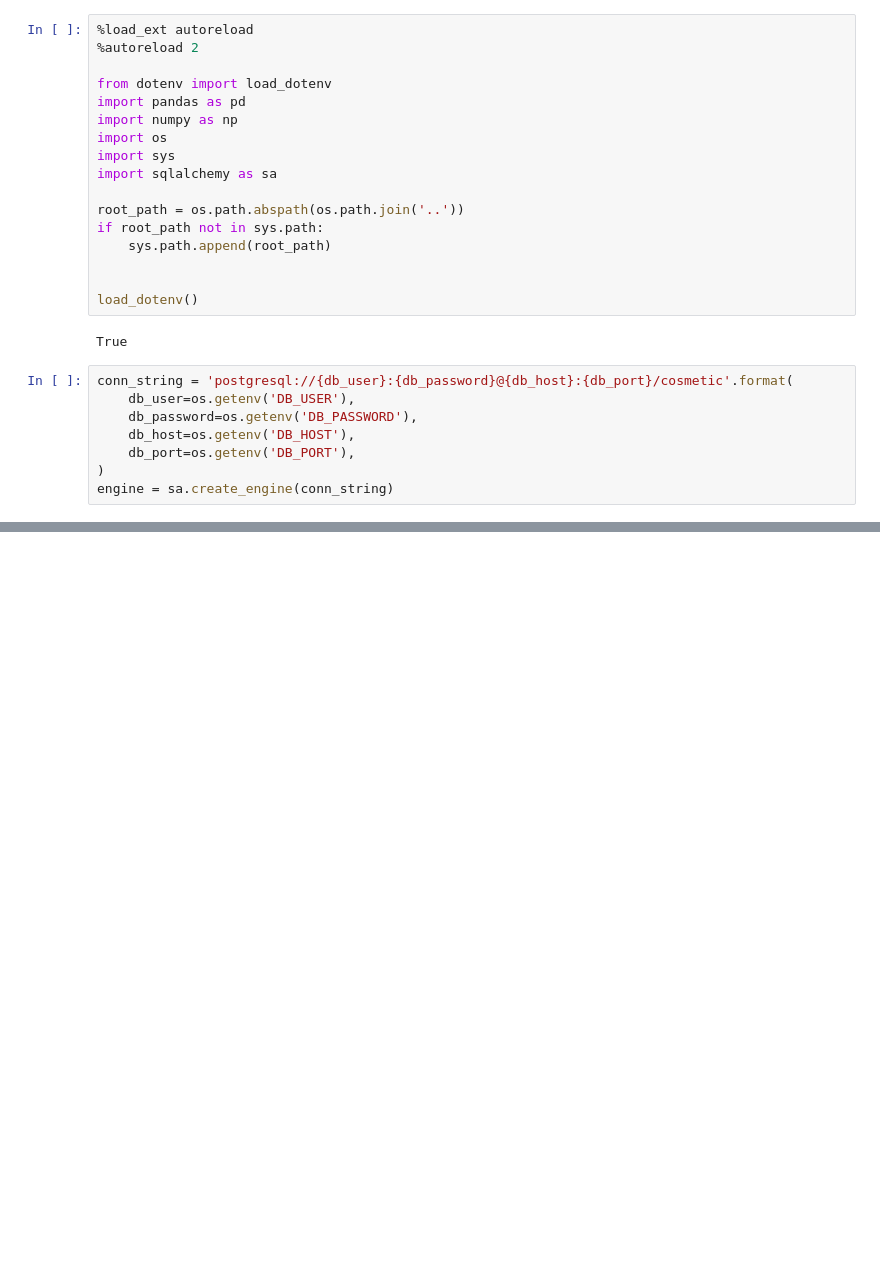
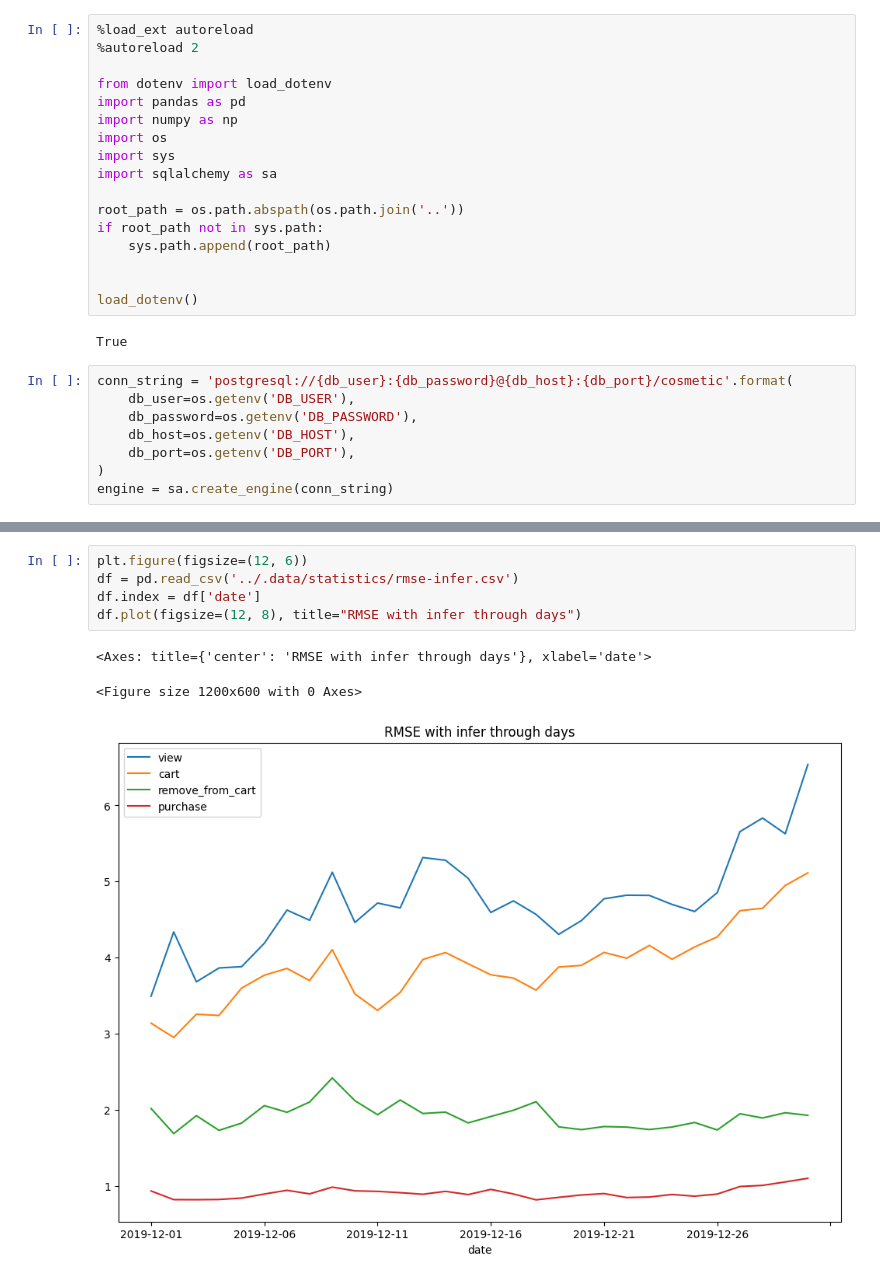
Before and after one commit to catan271/datn, a Jupyter notebook: training/05c-statistics.ipynb, the cells around one changed output, grey strips where cells are left out. Drawn from its saved outputs; the diff is of its cells as text; blank space fills up the shorter version.

```diff
--- a/training/05c-statistics.ipynb
+++ b/training/05c-statistics.ipynb
@@ -216,0 +230,9 @@ df.plot(figsize=(12, 8), title="RMSE through days")
+# %%
+plt.figure(figsize=(12, 6))
+df = pd.read_csv('../.data/statistics/rmse-infer.csv')
+df.index = df['date']
+df.plot(figsize=(12, 8), title="RMSE with infer through days")
+# %% [output]
+<Axes: title={'center': 'RMSE with infer through days'}, xlabel='date'>
+<Figure size 1200x600 with 0 Axes>
+[figure, added]
```
Also changed, not shown: parts of 5 cells of this notebook, 7 other files.
